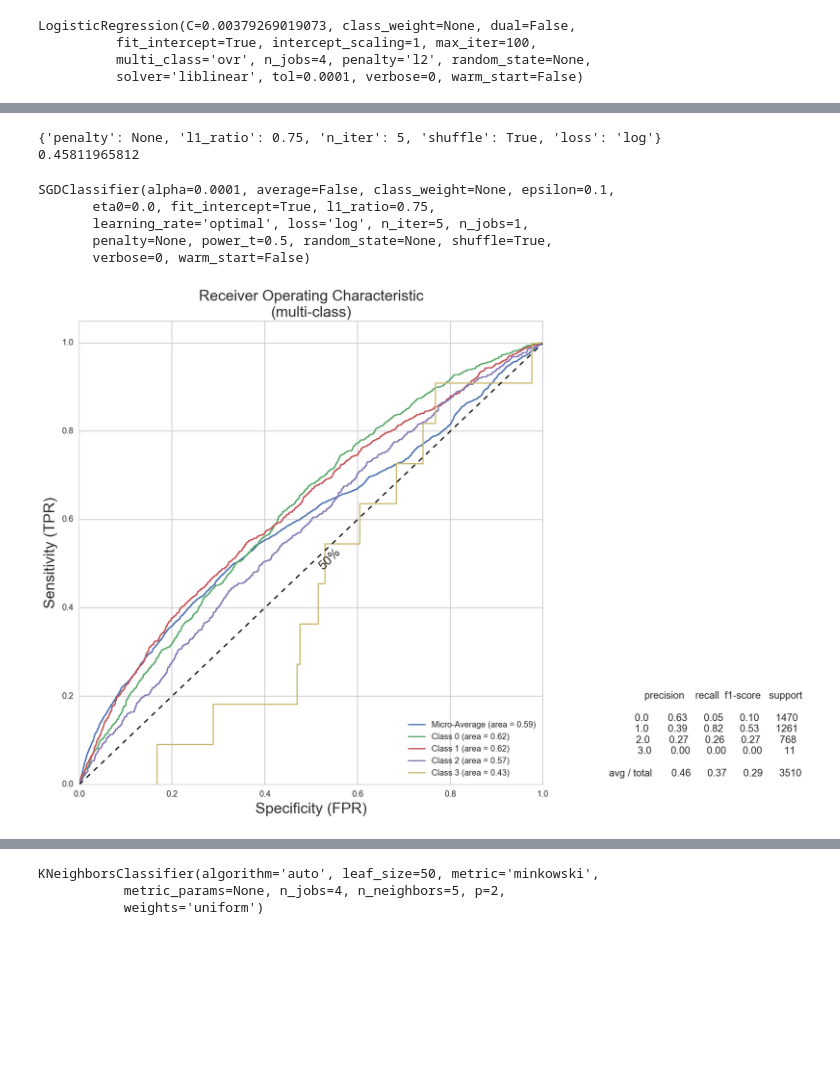
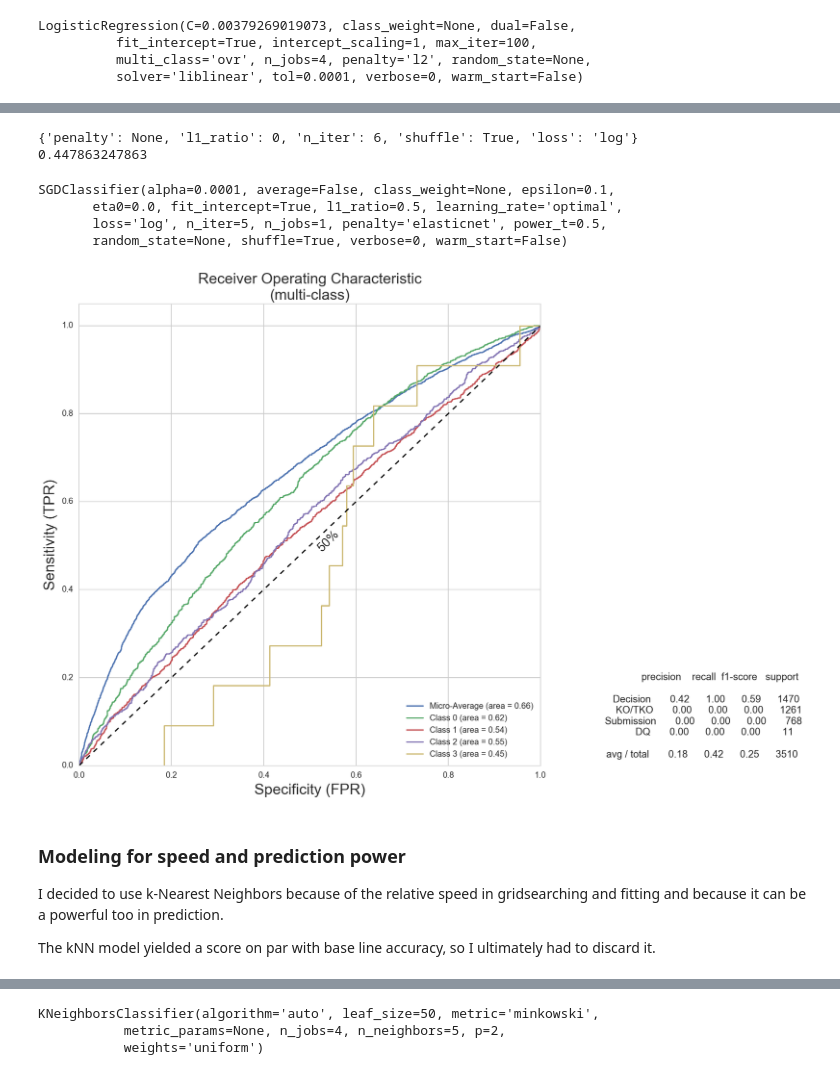
Before and after one commit to michael-j-sanders/DSI-SF-1-msanders2288, a Jupyter notebook: Capstone_UFC/UFC_Modeling_Part_1.ipynb, the cells around one changed output, grey strips where cells are left out. Cells and saved outputs as stored; diff of their text form; code cells hidden in the pictures; blank space fills up the shorter version.

Commit message:
Final draft of the technical report

```diff
--- a/Capstone_UFC/UFC_Modeling_Part_1.ipynb
+++ b/Capstone_UFC/UFC_Modeling_Part_1.ipynb
@@ -241,8 +225,3 @@ print y.shape
 # %% [output]
 (3510, 5128)
 (3510,)
-# %%
-from sklearn.cross_validation import train_test_split
-from sklearn.cross_validation import cross_val_score
-
-X_train, X_test, y_train, y_test = train_test_split(X, y, test_size=0.33)
@@ -313,7 +302,7 @@ class multi_roc:
         # Get predictions if classification report
         if verbose:
             predicted = self.estimator.predict(X_test)
-            report = classification_report(y_test, predicted)
+            report = classification_report(y_test, predicted, target_names=target_names)
 
 
 
@@ -365,7 +354,7 @@ class multi_roc:
                        ''.format(roc_auc["micro"]), linewidth=self.line_width)
 
         for i in range(n_classes):
-            plt.plot(fpr[i], tpr[i], label='Class {0} (area = {1:0.2f})'
+            plt.plot(fpr[i], tpr[i], label='%s (area = {1:0.2f})' %
                                            ''.format(i, roc_auc[i]), linewidth=self.line_width)
 
         # 50 / 50 line
@@ -422,25 +411,30 @@ sgdc_est = GridSearchCV(sgdc, search_parameters_sgdc, cv=5)
 # %%
-sgdc_grid = sgdc_est.fit(X,y)
-print sgdc_grid.best_params_
-print sgdc_grid.best_score_
+sgd_grid = sgd_est.fit(X,y)
+print sgd_grid.best_params_
+print sgd_grid.best_score_
 # %% [output]
-{'penalty': None, 'l1_ratio': 0.75, 'n_iter': 5, 'shuffle': True, 'loss': 'log'}
-0.45811965812
+{'penalty': None, 'l1_ratio': 0, 'n_iter': 6, 'shuffle': True, 'loss': 'log'}
+0.447863247863
 # %%
-sgdc_best = SGDClassifier(penalty = None, l1_ratio= 0.75, n_iter = 5, shuffle =  True, loss =  'log')
+sgd_best = SGDClassifier(penalty = 'elasticnet', l1_ratio= .5, n_iter = 5, shuffle =  True, loss =  'log')
 # %%
-sgdc_best.fit(X,y)
+sgd_best.fit(X,y)
 # %% [output]
 SGDClassifier(alpha=0.0001, average=False, class_weight=None, epsilon=0.1,
-       eta0=0.0, fit_intercept=True, l1_ratio=0.75,
-       learning_rate='optimal', loss='log', n_iter=5, n_jobs=1,
-       penalty=None, power_t=0.5, random_state=None, shuffle=True,
-       verbose=0, warm_start=False)
+       eta0=0.0, fit_intercept=True, l1_ratio=0.5, learning_rate='optimal',
+       loss='log', n_iter=5, n_jobs=1, penalty='elasticnet', power_t=0.5,
+       random_state=None, shuffle=True, verbose=0, warm_start=False)
 # %%
-roc = multi_roc(estimator = sgdc_best)
+roc = multi_roc(estimator = sgd_best)
 roc.plot(X, y, verbose=True, figsize=(10,10))
 # %% [output]
-[figure, old version]
+[figure, new version]
+# %% [markdown]
+### Modeling for speed and prediction power
+
+I decided to use k-Nearest Neighbors because of the relative speed in gridsearching and fitting and because it can be a powerful too in prediction.
+
+The kNN model yielded a score on par with base line accuracy, so I ultimately had to discard it.
 # %%
 search_parameters_knn = {
 
```
Also changed, not shown: parts of 52 cells of this notebook.
